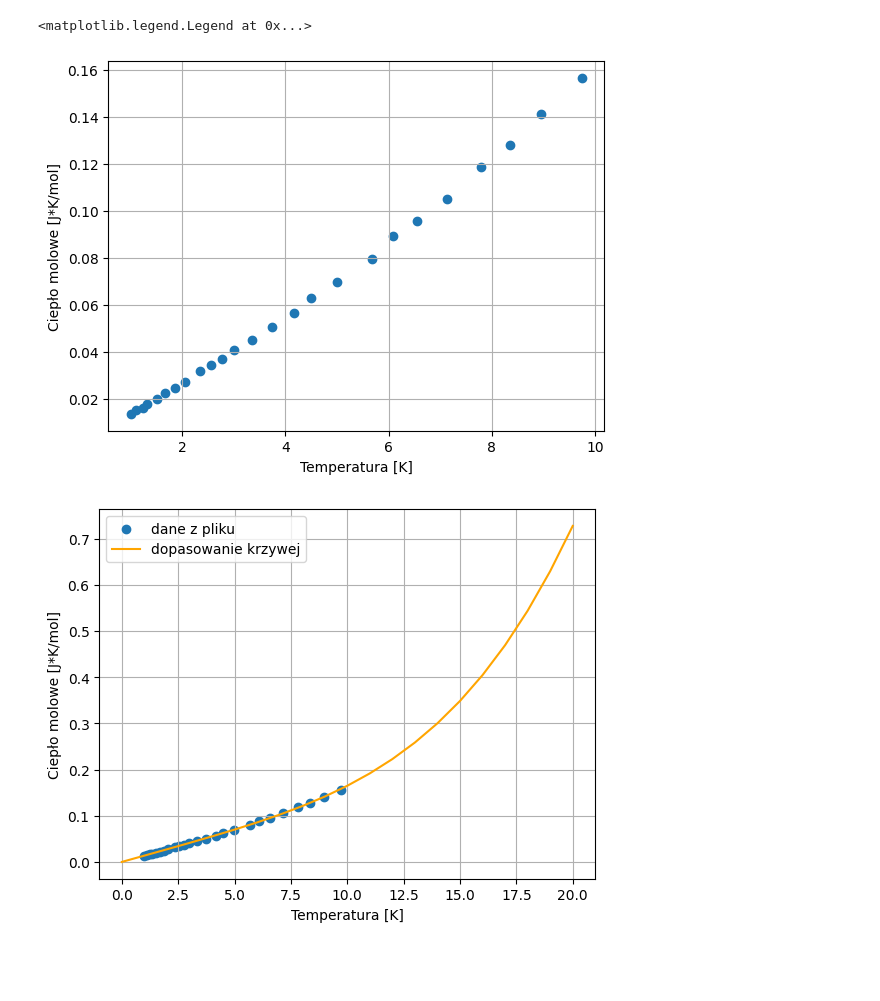
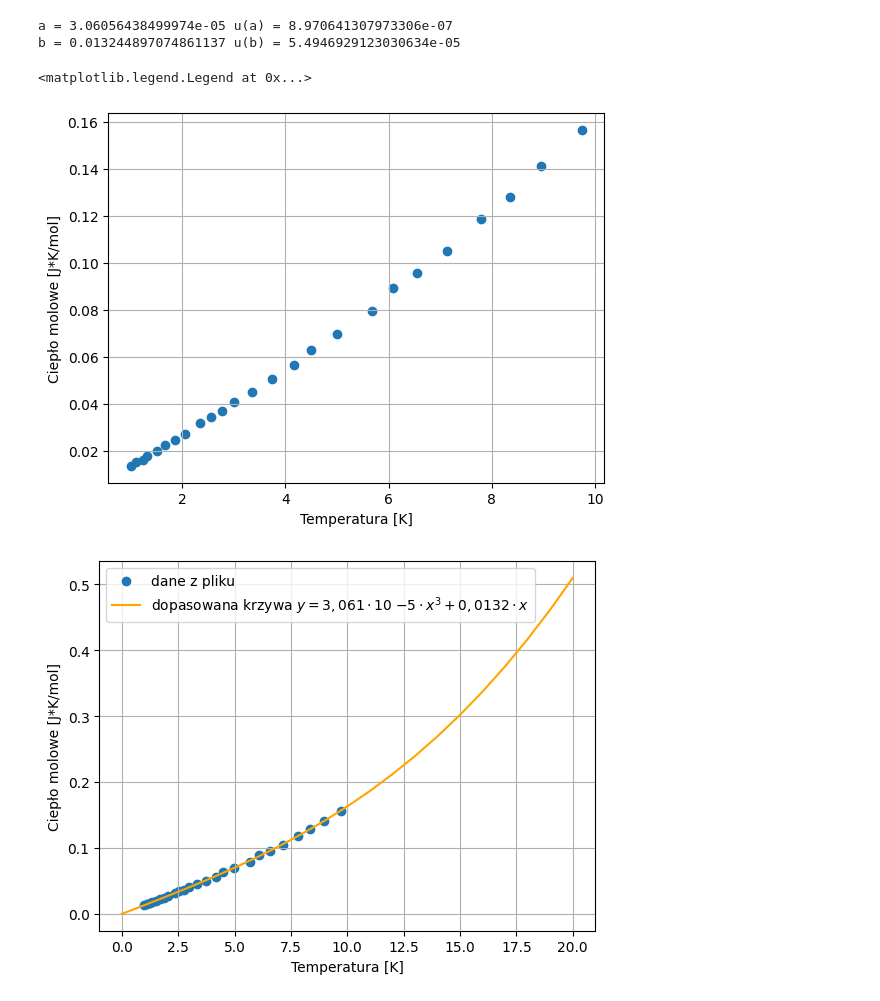
Before and after one commit to jakrecha/Projekt-ciep-o-w-a-ciwe-manganu, a Jupyter notebook: analiza.ipynb, the cells around one changed output. Drawn from its saved outputs; the diff is of its cells as text; code cells hidden in the pictures; blank space fills up the shorter version.

```diff
--- a/analiza.ipynb
+++ b/analiza.ipynb
@@ -1,33 +1,41 @@
 # %%
+import numpy as np
+from scipy.optimize import curve_fit
 import matplotlib.pyplot as plt
-import numpy as np
 
+# Model krzywej do dopasowania
+def model(x, a, b):
+    return a * x**3 + b * x
 
-filename = "Mn.dat"
-x, y = np.loadtxt('Mn.dat', unpack=True)
-z = 54.94* y
+T, c_mass = np.loadtxt(r"Mn.dat", unpack=True) #wczytanie danych z temperaturą i ciepłem masowym
+c_moll = 54.94* c_mass #przekształcenie na ciepło molowe
+
+#plotowanie wykresu surowych danych
 plt.figure()
-plt.scatter(x, z, label = 'dane z pliku')
+plt.scatter(T, c_moll, label = 'dane z pliku')
 plt.xlabel('Temperatura [K]')
 plt.ylabel('Ciepło molowe [J*K/mol]')
 plt.grid()
 
+#fitting
+params, covariance = curve_fit(model, T, c_moll)
+a, b = params
+print("a =", a, 'u(a) =', covariance[0][0]**.5)
+print("b =", b, 'u(b) =', covariance[1][1]**.5)
 
-# macierz projektu
-A = np.column_stack([x**4, x])
-
-# least squares
-(a, b), *_ = np.linalg.lstsq(A, z, rcond=None)
+#plottowanie z dopasowaną krzywą
 plt.figure()
-plt.scatter(x, z, label = 'dane z pliku')
+plt.scatter(T, c_moll, label = 'dane z pliku')
 plt.xlabel('Temperatura [K]')
 plt.ylabel('Ciepło molowe [J*K/mol]')
 plt.grid()
 x_int = np.linspace(0, 20, 21)
-fit = a* x_int**4 + b*x_int
-plt.plot(x_int, fit, label = 'dopasowanie krzywej', color = 'orange')
+fit = a* x_int**3 + b*x_int
+plt.plot(x_int, fit, label = r'dopasowana krzywa $y=3,061 \cdot 10^ {-5} \cdot  x^3+0,0132 \cdot x$', color = 'orange')
 plt.legend()
 # %% [output]
-<matplotlib.legend.Legend at 0x...>
+a = 3.06056438499974e-05 u(a) = 8.970641307973306e-07
+b = 0.013244897074861137 u(b) = 5.4946929123030634e-05
+<matplotlib.legend.Legend at 0x...>
 [figure]
-[figure, old version]
+[figure, new version]
```
